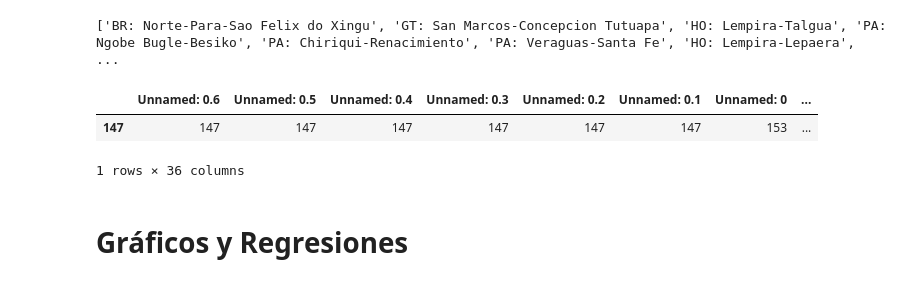
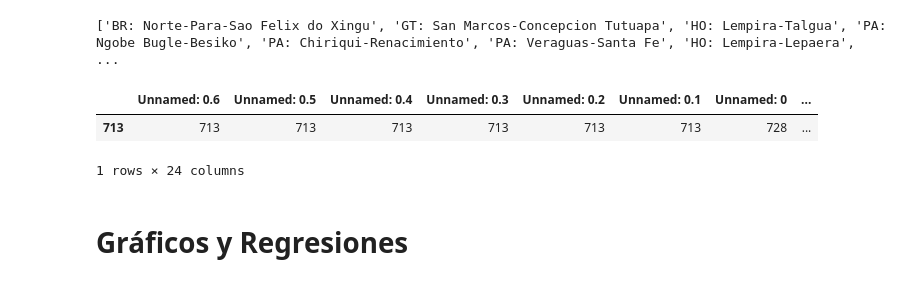
Before and after one commit to LCaravaggio/FelicidadDesigualdad, a Jupyter notebook: Resultados.ipynb, the cells around one changed output. Drawn from its saved outputs; the diff is of its cells as text; code cells hidden in the pictures.

```diff
--- a/Resultados.ipynb
+++ b/Resultados.ipynb
@@ -26,12 +26,12 @@ top_ciudades_list = top_ciudades['City'].tolist()
 print(top_ciudades_list)
 # %% [output]
 ['BR: Norte-Para-Sao Felix do Xingu', 'GT: San Marcos-Concepcion Tutuapa', 'HO: Lempira-Talgua', 'PA: Ngobe Bugle-Besiko', 'PA: Chiriqui-Renacimiento', 'PA: Veraguas-Santa Fe', 'HO: Lempira-Lepaera',  ...
-# %%
-ciudades[ciudades['City'] == 'BR: Norte-Para-Sao Felix do Xingu']
-# %% [output]
-|  | Unnamed: 0.6 | Unnamed: 0.5 | Unnamed: 0.4 | Unnamed: 0.3 | Unnamed: 0.2 | Unnamed: 0.1 | Unnamed: 0 | ... |
-| 147 | 147 | 147 | 147 | 147 | 147 | 147 | 153 | ... |
-1 rows × 36 columns
+# %%
+ciudades[ciudades['City'] == 'HO: Lempira-Talgua']
+# %% [output]
+|  | Unnamed: 0.6 | Unnamed: 0.5 | Unnamed: 0.4 | Unnamed: 0.3 | Unnamed: 0.2 | Unnamed: 0.1 | Unnamed: 0 | ... |
+| 713 | 713 | 713 | 713 | 713 | 713 | 713 | 728 | ... |
+1 rows × 24 columns
 # %% [markdown]
 # Gráficos y Regresiones
 # %%
```
